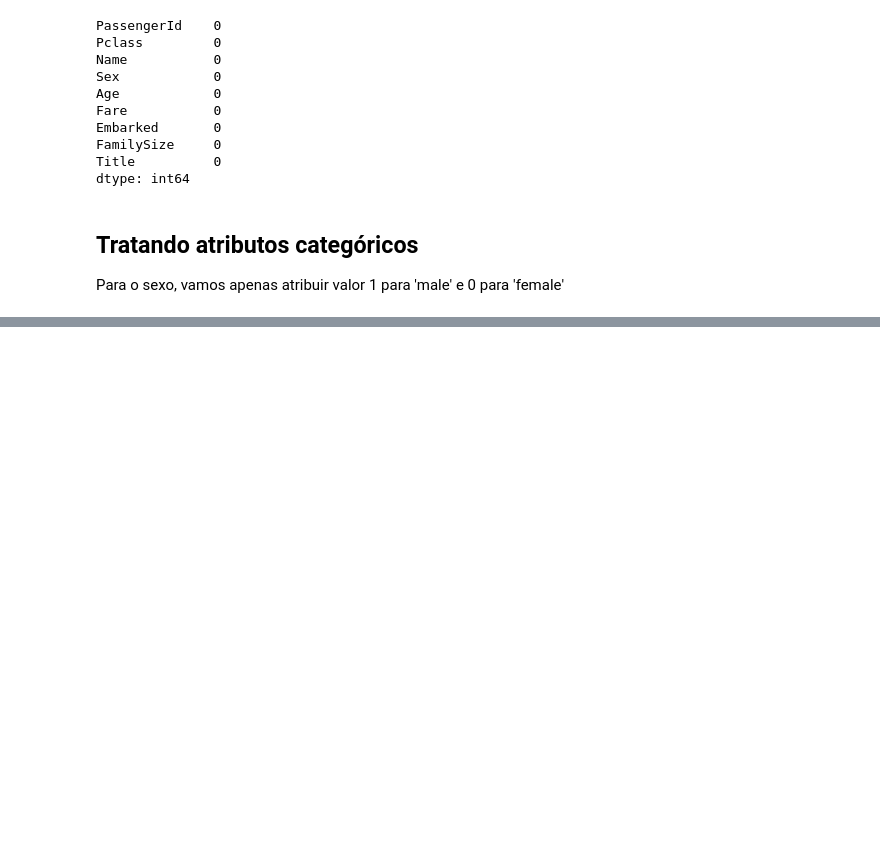
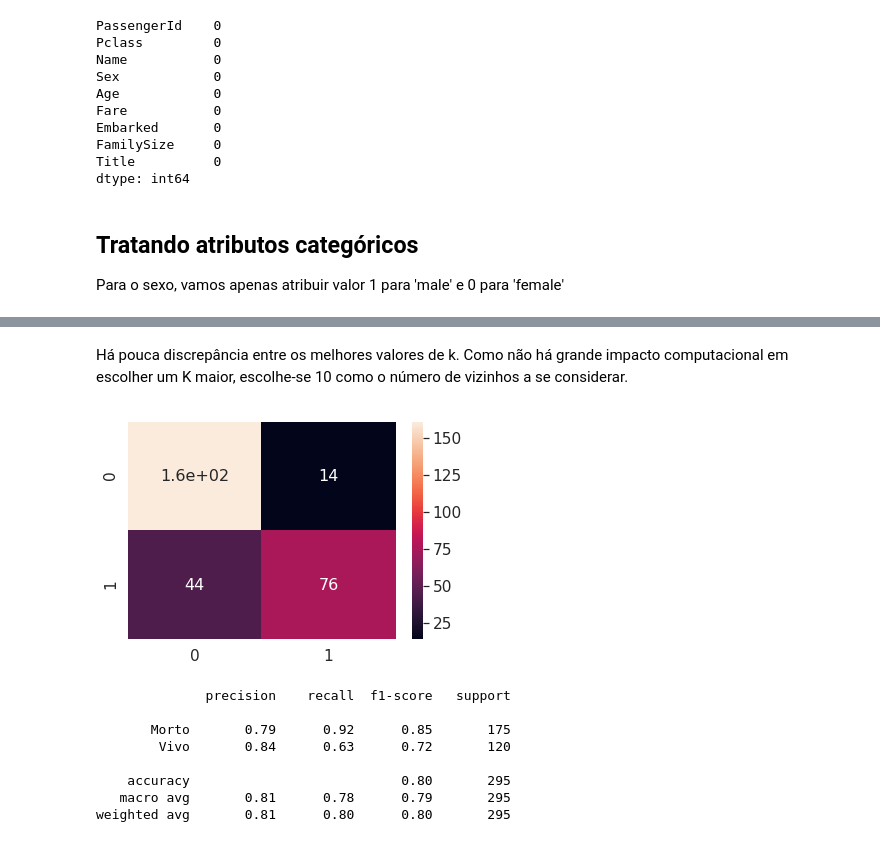
Before and after one commit to lucas-amin/PatternRecognition, a Jupyter notebook: projeto1/Entrega.ipynb, the cells around one changed output, grey strips where cells are left out. Saved outputs shown, nothing was run; the diff lists cells and outputs as text; code cells hidden in the pictures; blank space fills up the shorter version.

```diff
--- a/projeto1/Entrega.ipynb
+++ b/projeto1/Entrega.ipynb
@@ -467,0 +521,30 @@ train.head()
+# %% [markdown]
+Há pouca discrepância entre os melhores valores de k. Como não há grande impacto computacional em escolher um K maior, escolhe-se 10 como o número de vizinhos a se considerar.
+# %%
+from sklearn.metrics import classification_report
+from sklearn.metrics import confusion_matrix
+
+knn_clf = KNeighborsClassifier(n_neighbors=10)
+knn_clf.fit(X_train, y_train)
+
+y_pred = knn_clf.predict(X_test)
+
+cm = confusion_matrix(y_test, y_pred, labels=None)
+
+df_cm = pd.DataFrame(cm, range(2), range(2))
+
+sns.set(font_scale=1.4)#for label size
+sns.heatmap(df_cm, annot=True,annot_kws={"size": 16})# font size
+plt.show()
+
+print(classification_report(y_test, y_pred, target_names=["Morto", "Vivo"]))
+# %% [output]
+[figure, added]
+              precision    recall  f1-score   support
+
+       Morto       0.79      0.92      0.85       175
+        Vivo       0.84      0.63      0.72       120
+
+    accuracy                           0.80       295
+   macro avg       0.81      0.78      0.79       295
+weighted avg       0.81      0.80      0.80       295
```
Also changed, not shown: parts of 22 cells of this notebook.
